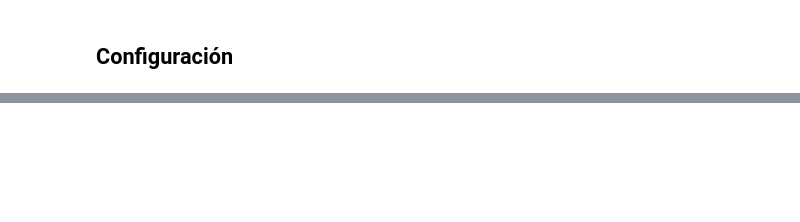
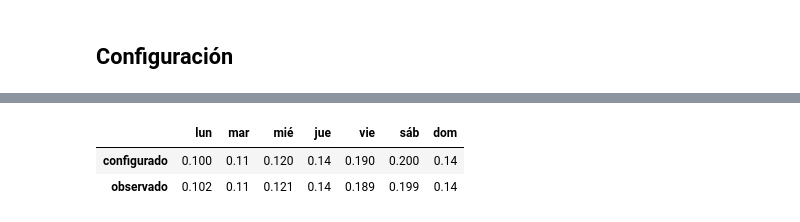
Before and after one commit to Nataliaa05/puzzle-recomendador, a Jupyter notebook: notebooks/03_simulacion_montecarlo.ipynb, the cells around one changed output, grey strips where cells are left out. Drawn from its saved outputs; the diff is of its cells as text; code cells hidden in the pictures; blank space fills up the shorter version.

```diff
--- a/notebooks/03_simulacion_montecarlo.ipynb
+++ b/notebooks/03_simulacion_montecarlo.ipynb
@@ -45,0 +181,18 @@ _Hallazgos y decisiones que pasan al siguiente notebook._
+# %%
+cfg = {
+    k: getattr(sim, k) for k in ("visits", "choice", "sharing", "population", "ratings", "noise")
+}
+out = simulate_visits(
+    index,
+    tastes,
+    homes,
+    budgets,
+    anonymous,
+    cfg,
+    sim.calendar,
+    months=sim.scale.months,
+    rng=make_rng(sim.seed, "visits"),
+    frequency=frequency,
+)
+sizes = {k: len(out[k]) for k in ("dining_sessions", "guests", "order_items")}
+print("{dining_sessions:,} visitas · {guests:,} invitados · {order_items:,} líneas".format(**sizes))
@@ -45,0 +296,78 @@ _Hallazgos y decisiones que pasan al siguiente notebook._
+# %%
+truth_v = out["ground_truth_visits"].merge(out["dining_sessions"], on="session_id")
+truth_v["i"] = truth_v["host_diner_id"].str[1:].astype(int)
+host_lines = out["order_items"][~out["order_items"]["is_shared"]].merge(
+    out["guests"][out["guests"]["is_host"]][["guest_id", "session_id"]],
+    on=["guest_id", "session_id"],
+)
+spent = host_lines.groupby("session_id")["unit_price_cents"].sum() / 100
+truth_v["gasto"] = truth_v["session_id"].map(spent)
+truth_v["nivel"] = truth_v["restaurant_id"].map(
+    dict(zip(index.rest_ids, index.rest_price_level, strict=True))
+)
+quintil = pd.qcut(ses_pct, 5, labels=["Q1", "Q2", "Q3", "Q4", "Q5"])
+truth_v["quintil"] = np.asarray(quintil)[truth_v["i"]]
+visitas_por_comensal = truth_v.groupby("i").size().reindex(range(n), fill_value=0)
+
+display(
+    pd.DataFrame(
+        {
+            "gasto mediano del anfitrión por visita": truth_v.groupby("quintil", observed=True)[
+                "gasto"
+            ].median(),
+            "visitas por comensal (mediana)": visitas_por_comensal.groupby(
+                np.asarray(quintil)
+            ).median(),
+        }
+    )
+    .round(0)
+    .T
+)
+
+weekday = out["dining_sessions"]["opened_at"].dt.tz_convert(tz).dt.day_of_week
+w = np.asarray(sim.visits["weekday_weights"])
+display(
+    pd.DataFrame(
+        {
+            "configurado": w / w.sum(),
+            "observado": weekday.value_counts(normalize=True).sort_index().to_numpy(),
+        },
+        index=["lun", "mar", "mié", "jue", "vie", "sáb", "dom"],
+    )
+    .round(3)
+    .T
+)
+
+g_reg = out["guests"][~out["guests"]["is_host"] & out["guests"]["taste_ref"].str.startswith("d")]
+g_reg = g_reg.merge(
+    out["guests"][out["guests"]["is_host"]][["session_id", "taste_ref"]],
+    on="session_id",
+    suffixes=("", "_host"),
+)
+a = home_rad[g_reg["taste_ref_host"].str[1:].astype(int)]
+b = home_rad[g_reg["taste_ref"].str[1:].astype(int)]
+km_amigos = (
+    2
+    * 6371
+    * np.arcsin(
+        np.sqrt(
+            np.sin((b[:, 0] - a[:, 0]) / 2) ** 2
+            + np.cos(a[:, 0]) * np.cos(b[:, 0]) * np.sin((b[:, 1] - a[:, 1]) / 2) ** 2
+        )
+    )
+)
+sold = availability[availability["reason"] == "SOLD_OUT"].groupby("menu_item_id").size()
+pd.Series(
+    {
+        "km entre casas de amigos (mediana; antes 14.0)": float(np.median(km_amigos)),
+        "% visitas que son ocasión especial": truth_v["occasion"].mean() * 100,
+        "nivel de precio del lugar: ocasión / normal": truth_v.groupby("occasion")["nivel"]
+        .median()
+        .pipe(lambda s: s[True] / s[False]),
+        "gasto del anfitrión: ocasión / normal": truth_v.groupby("occasion")["gasto"]
+        .median()
+        .pipe(lambda s: s[True] / s[False]),
+        "máx. días agotado al año (antes 106)": int(sold.max()),
+    }
+).round(2).to_frame("valor").T
+# %% [output]
@@ -45,0 +377,3 @@ _Hallazgos y decisiones que pasan al siguiente notebook._
+|  | lun | mar | mié | jue | vie | sáb | dom |
+| configurado | 0.100 | 0.11 | 0.120 | 0.14 | 0.190 | 0.200 | 0.14 |
+| observado | 0.102 | 0.11 | 0.121 | 0.14 | 0.189 | 0.199 | 0.14 |
```
Also changed, not shown: parts of 31 cells of this notebook, 22 other files.
